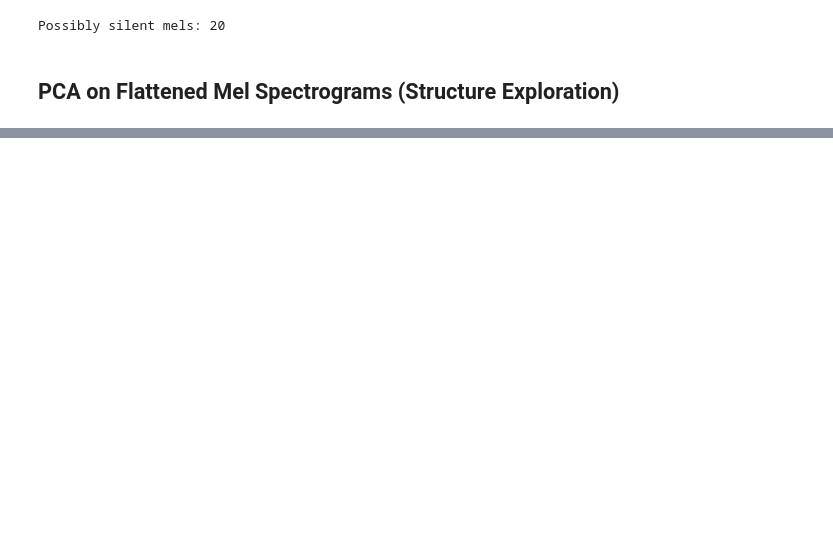
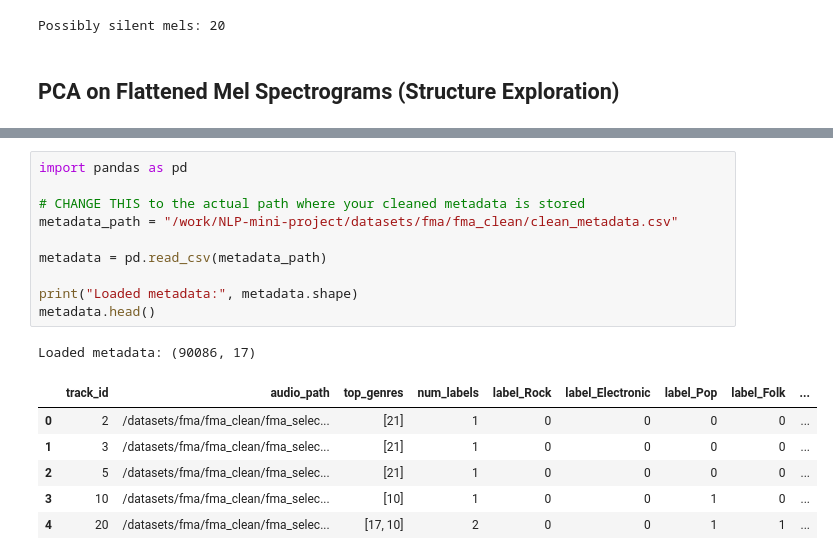
Before and after one commit to alexanderpseibel/deep-learning-music-classification, a Jupyter notebook: notebooks/07_fma_MEL_Spectrograms_EDA.ipynb, the cells around one changed output, grey strips where cells are left out. Drawn from its saved outputs; the diff is of its cells as text; blank space fills up the shorter version.

```diff
--- a/notebooks/07_fma_MEL_Spectrograms_EDA.ipynb
+++ b/notebooks/07_fma_MEL_Spectrograms_EDA.ipynb
@@ -264,0 +265,18 @@ plt.show()
+# %%
+import pandas as pd
+
+# CHANGE THIS to the actual path where your cleaned metadata is stored
+metadata_path = "/work/NLP-mini-project/datasets/fma/fma_clean/clean_metadata.csv"
+
+metadata = pd.read_csv(metadata_path)
+
+print("Loaded metadata:", metadata.shape)
+metadata.head()
+# %% [output]
+Loaded metadata: (90086, 17)
+|  | track_id | audio_path | top_genres | num_labels | label_Rock | label_Electronic | label_Pop | label_Folk | ... |
+| 0 | 2 | /datasets/fma/fma_clean/fma_selec... | [21] | 1 | 0 | 0 | 0 | 0 | ... |
+| 1 | 3 | /datasets/fma/fma_clean/fma_selec... | [21] | 1 | 0 | 0 | 0 | 0 | ... |
+| 2 | 5 | /datasets/fma/fma_clean/fma_selec... | [21] | 1 | 0 | 0 | 0 | 0 | ... |
+| 3 | 10 | /datasets/fma/fma_clean/fma_selec... | [10] | 1 | 0 | 0 | 1 | 0 | ... |
+| 4 | 20 | /datasets/fma/fma_clean/fma_selec... | [17, 10] | 2 | 0 | 0 | 1 | 1 | ... |
```
Also changed, not shown: parts of 13 cells of this notebook, 2 other files.
